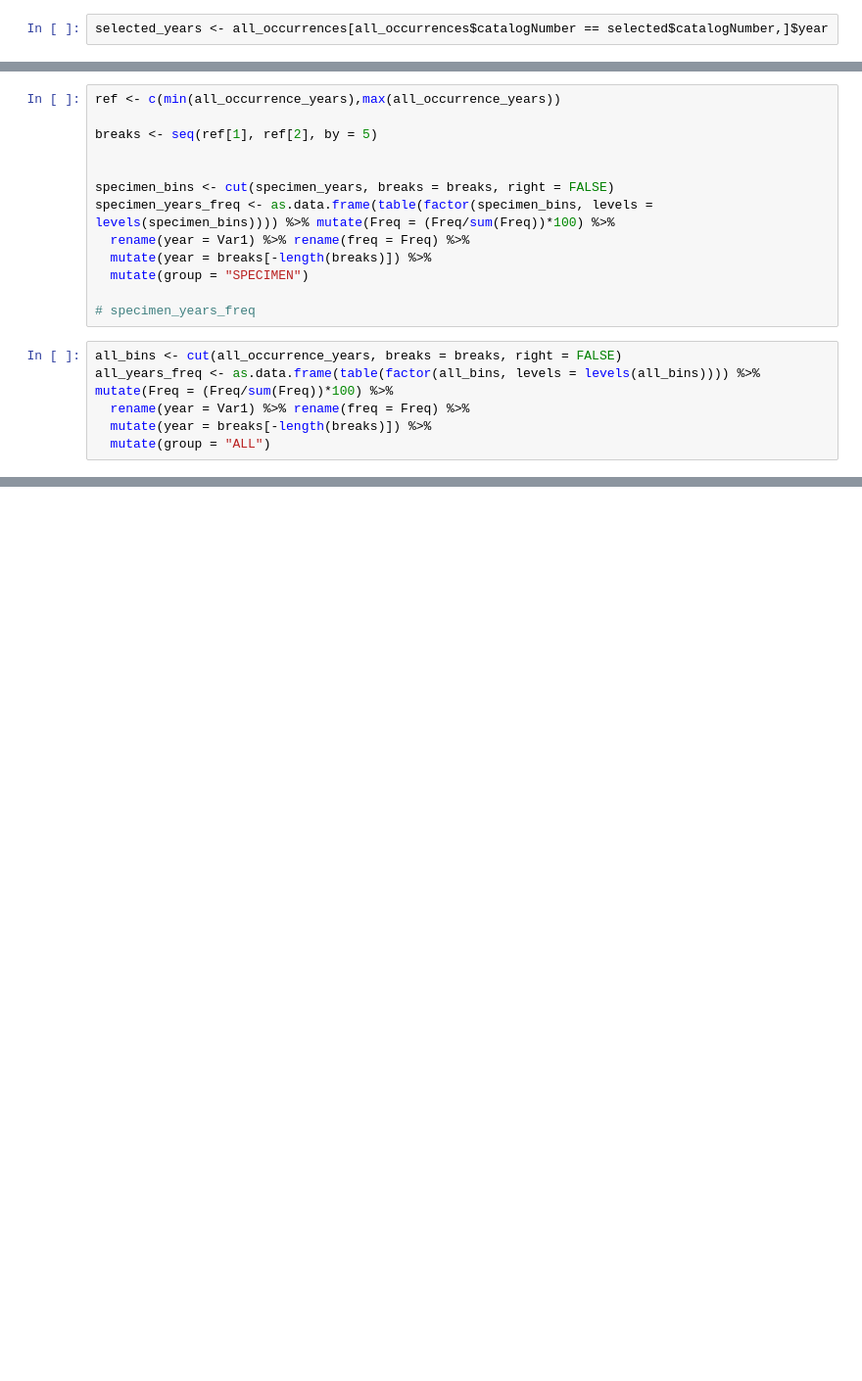
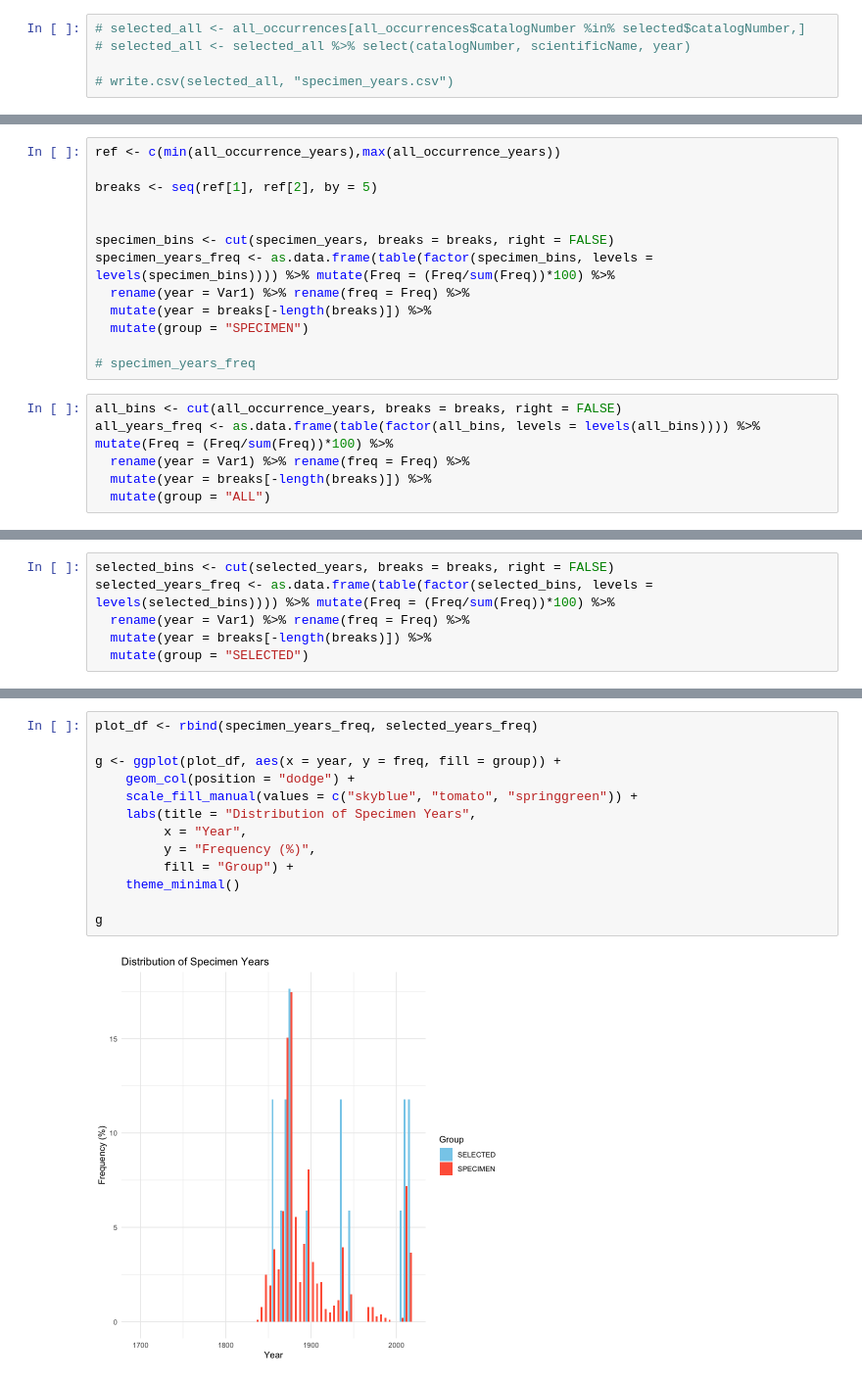
Before and after one commit to pgundral/herbarium-metabarcoding, a Jupyter notebook: plots.ipynb, the cells around one changed output, grey strips where cells are left out. Shown at 98% size. Drawn from its saved outputs; the diff is of its cells as text; blank space fills up the shorter version.

```diff
--- a/plots.ipynb
+++ b/plots.ipynb
@@ -39,2 +47,5 @@ sliced_years <- na.omit(sliced$year)
 # %%
-selected_years <- all_occurrences[all_occurrences$catalogNumber == selected$catalogNumber,]$year
+# selected_all <- all_occurrences[all_occurrences$catalogNumber %in% selected$catalogNumber,]
+# selected_all <- selected_all %>% select(catalogNumber, scientificName, year)
+
+# write.csv(selected_all, "specimen_years.csv")
@@ -287,0 +71,6 @@ ERROR: Error in h(simpleError(msg, call)): error in evaluating the argument 'x'
+# %%
+selected_bins <- cut(selected_years, breaks = breaks, right = FALSE)
+selected_years_freq <- as.data.frame(table(factor(selected_bins, levels = levels(selected_bins)))) %>% mutate(Freq = (Freq/sum(Freq))*100) %>%
+  rename(year = Var1) %>% rename(freq = Freq) %>%
+  mutate(year = breaks[-length(breaks)]) %>%
+  mutate(group = "SELECTED")
@@ -287,0 +100,15 @@ ERROR: Error in h(simpleError(msg, call)): error in evaluating the argument 'x'
+# %%
+plot_df <- rbind(specimen_years_freq, selected_years_freq)
+
+g <- ggplot(plot_df, aes(x = year, y = freq, fill = group)) +
+    geom_col(position = "dodge") +
+    scale_fill_manual(values = c("skyblue", "tomato", "springgreen")) +
+    labs(title = "Distribution of Specimen Years",
+         x = "Year",
+         y = "Frequency (%)",
+         fill = "Group") +
+    theme_minimal()
+
+g
+# %% [output]
+[figure, added]
```
Also changed, not shown: parts of 49 cells of this notebook, 18 other files.
